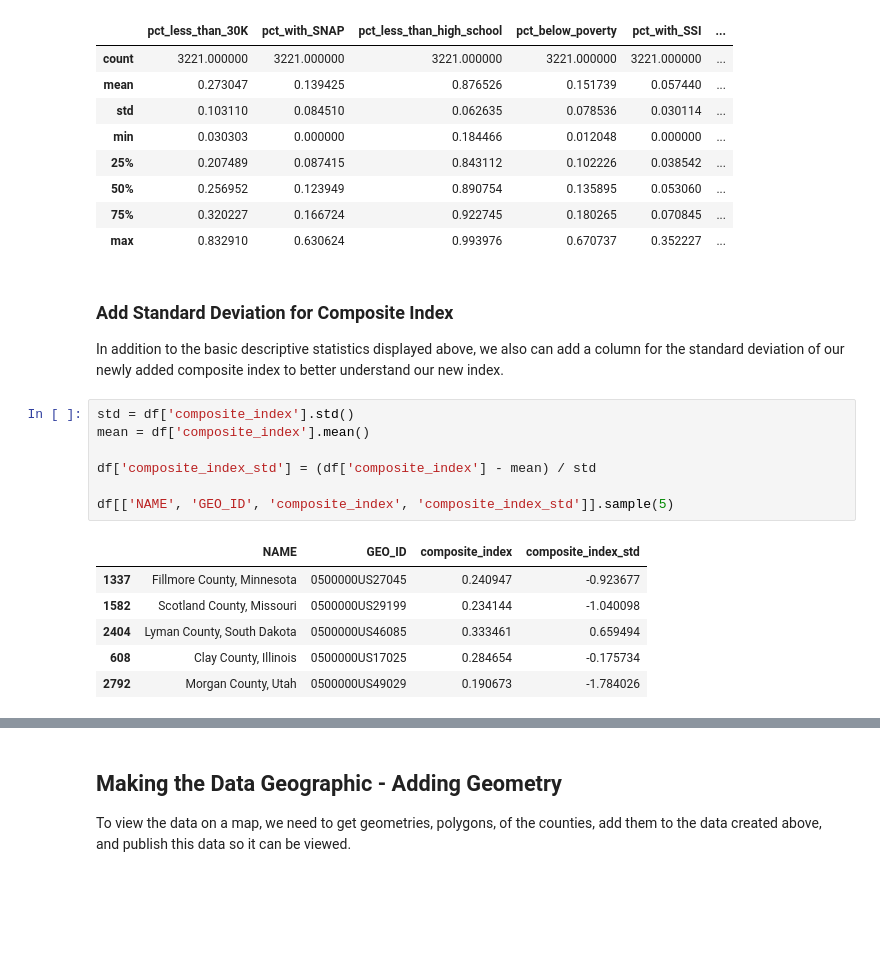
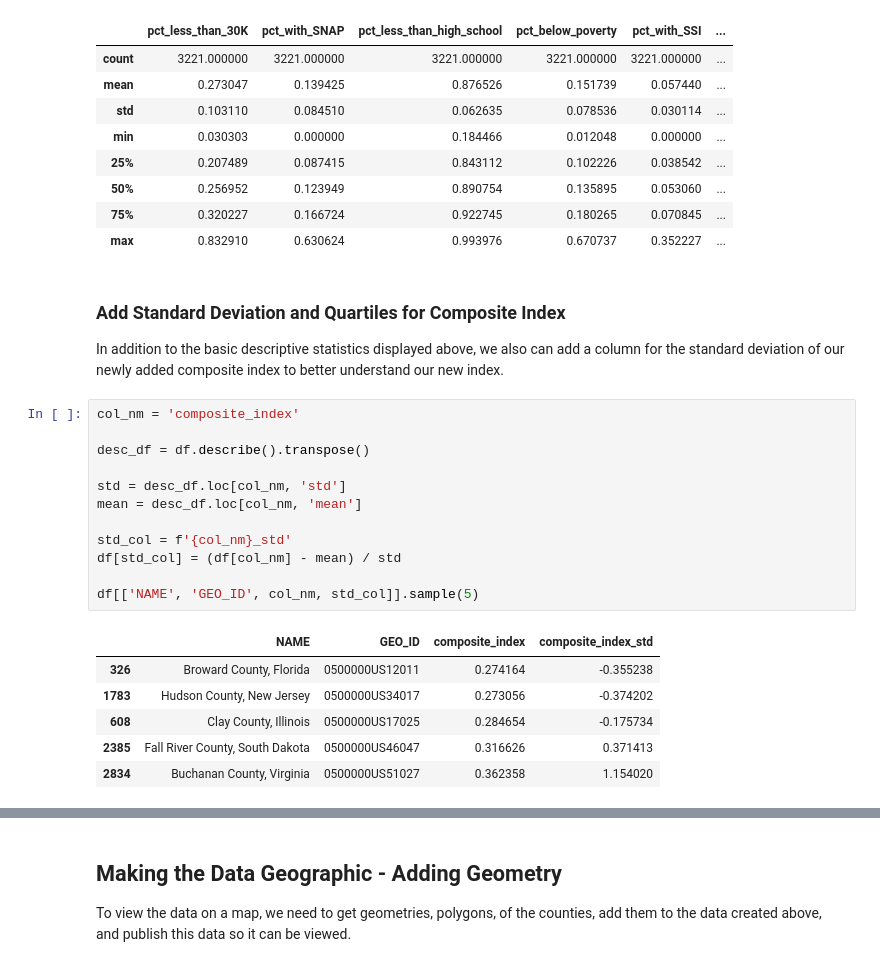
Before and after one commit to knu2xs/arcgis-economic-distress-index, a Jupyter notebook: notebooks/create-economic-distress-index-layer.ipynb, the cells around one changed output, grey strips where cells are left out. Saved outputs shown, nothing was run; the diff lists cells and outputs as text; blank space fills up the shorter version.

```diff
--- a/notebooks/create-economic-distress-index-layer.ipynb
+++ b/notebooks/create-economic-distress-index-layer.ipynb
@@ -547,20 +547,25 @@ df.describe()
 | 75% | 0.320227 | 0.166724 | 0.922745 | 0.180265 | 0.070845 | ... |
 | max | 0.832910 | 0.630624 | 0.993976 | 0.670737 | 0.352227 | ... |
 # %% [markdown]
-### Add Standard Deviation for Composite Index
+### Add Standard Deviation and Quartiles for Composite Index
 
 In addition to the basic descriptive statistics displayed above, we also can add a column for the standard deviation of our newly added composite index to better understand our new index.
-# %%
-std = df['composite_index'].std()
-mean = df['composite_index'].mean()
-
-df['composite_index_std'] = (df['composite_index'] - mean) / std
-
-df[['NAME', 'GEO_ID', 'composite_index', 'composite_index_std']].sample(5)
-# %% [output]
-|  | NAME | GEO_ID | composite_index | composite_index_std |
-| 1337 | Fillmore County, Minnesota | 0500000US27045 | 0.240947 | -0.923677 |
-| 1582 | Scotland County, Missouri | 0500000US29199 | 0.234144 | -1.040098 |
-| 2404 | Lyman County, South Dakota | 0500000US46085 | 0.333461 | 0.659494 |
-| 608 | Clay County, Illinois | 0500000US17025 | 0.284654 | -0.175734 |
-| 2792 | Morgan County, Utah | 0500000US49029 | 0.190673 | -1.784026 |
+# %%
+col_nm = 'composite_index'
+
+desc_df = df.describe().transpose()
+
+std = desc_df.loc[col_nm, 'std']
+mean = desc_df.loc[col_nm, 'mean']
+
+std_col = f'{col_nm}_std'
+df[std_col] = (df[col_nm] - mean) / std
+
+df[['NAME', 'GEO_ID', col_nm, std_col]].sample(5)
+# %% [output]
+|  | NAME | GEO_ID | composite_index | composite_index_std |
+| 326 | Broward County, Florida | 0500000US12011 | 0.274164 | -0.355238 |
+| 1783 | Hudson County, New Jersey | 0500000US34017 | 0.273056 | -0.374202 |
+| 608 | Clay County, Illinois | 0500000US17025 | 0.284654 | -0.175734 |
+| 2385 | Fall River County, South Dakota | 0500000US46047 | 0.316626 | 0.371413 |
+| 2834 | Buchanan County, Virginia | 0500000US51027 | 0.362358 | 1.154020 |
```
Also changed, not shown: parts of 5 cells of this notebook.
